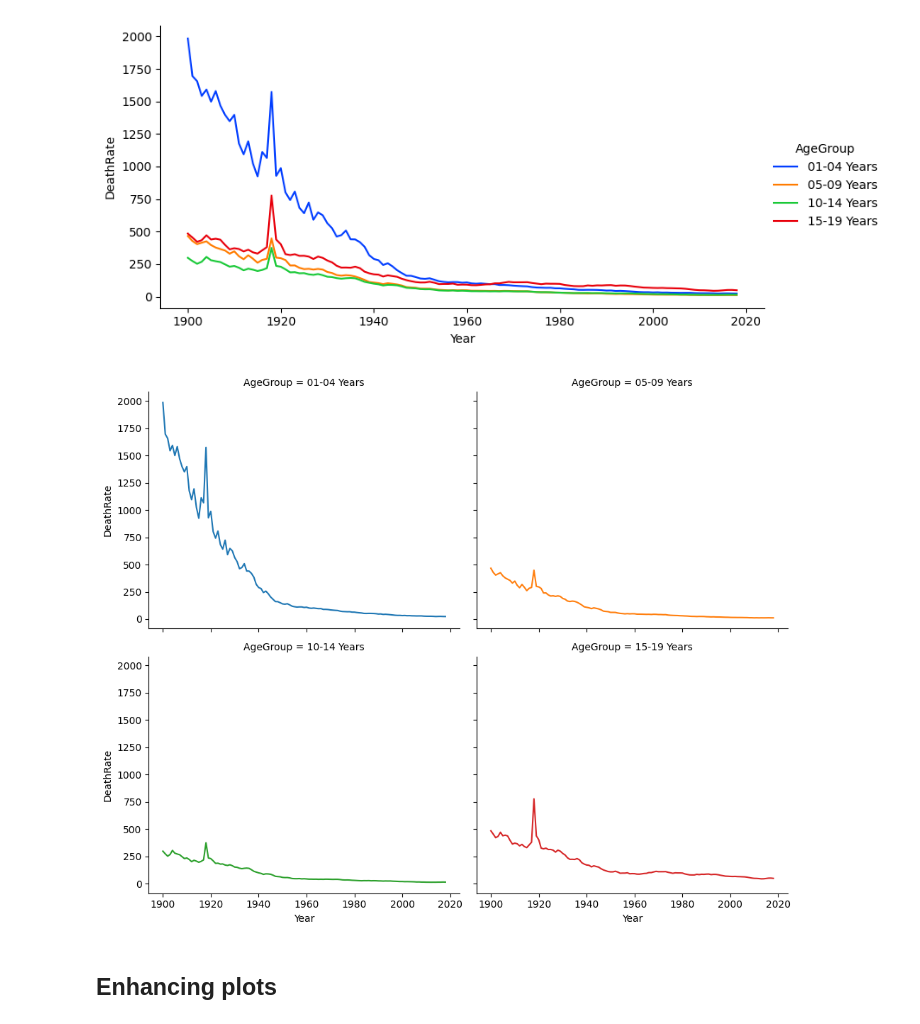
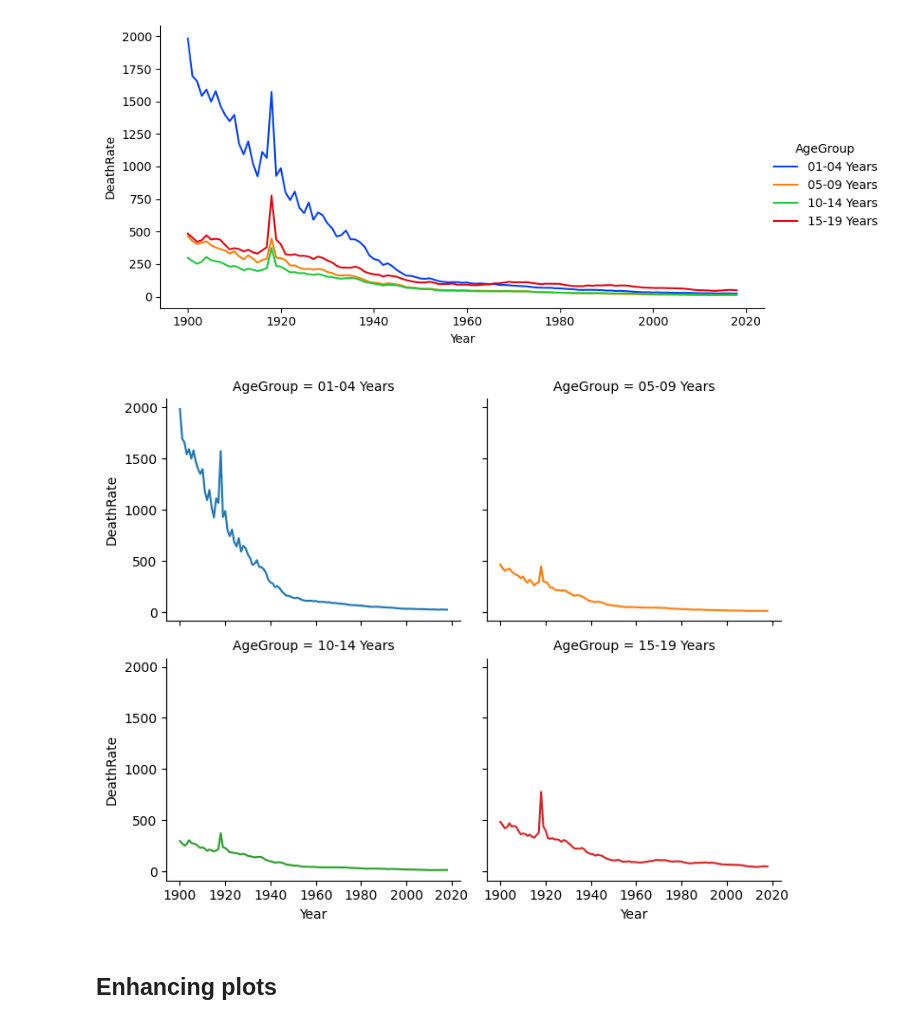
Before and after one commit to jlgull/CIS256DA, a Jupyter notebook: python_analysis/exercises/ch04/ex_4-1_mortality.ipynb, the cells around one changed output. Drawn from its saved outputs; the diff is of its cells as text; code cells hidden in the pictures.

```diff
--- a/python_analysis/exercises/ch04/ex_4-1_mortality.ipynb
+++ b/python_analysis/exercises/ch04/ex_4-1_mortality.ipynb
@@ -53,12 +53,12 @@ sns.relplot(data=mortality_data, kind='line',
 # %%
 # Cell 7
 
 sns.relplot(data=mortality_data,
             kind='line', x='Year', y='DeathRate', hue='AgeGroup',
-            height=4, aspect=1.25,
+            height=3, aspect=1.25,
             col='AgeGroup', col_wrap=2, legend=False);
 # %% [output]
-[figure, old version]
+[figure, new version]
 # %% [markdown]
 ## Enhancing plots
 # %%
```
Also changed, not shown: parts of 32 cells of this notebook, 3 other files.
